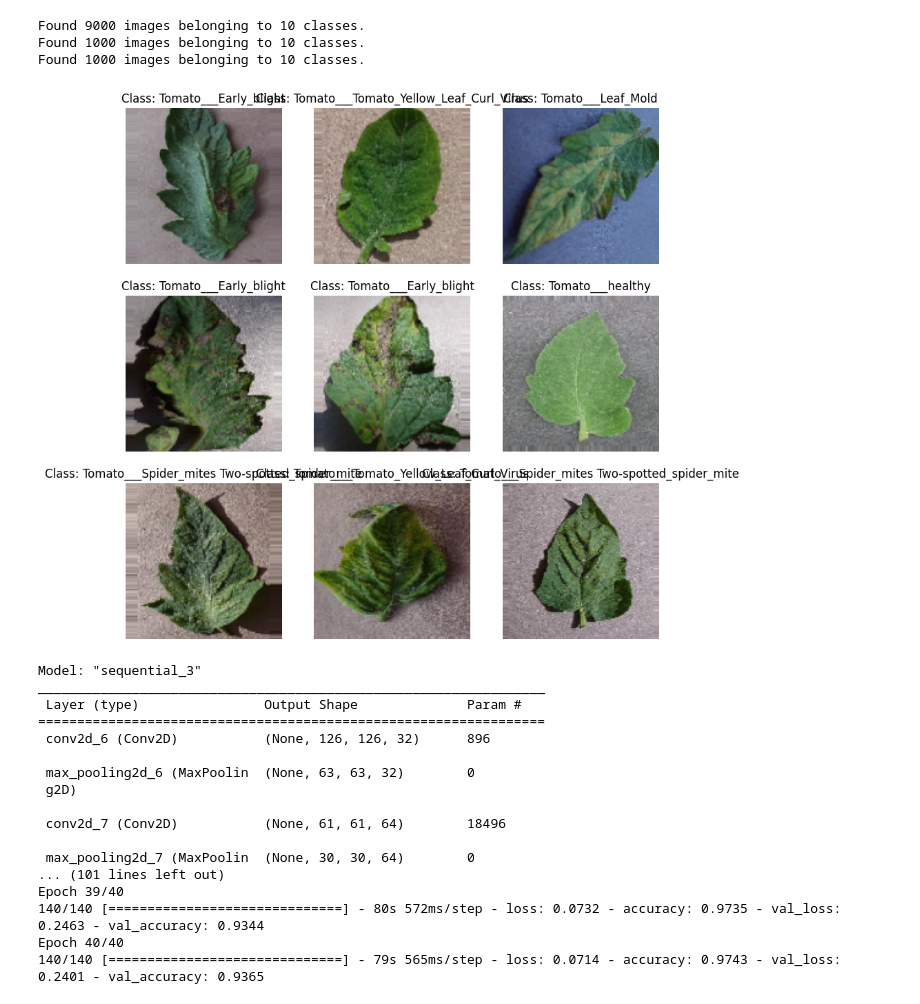
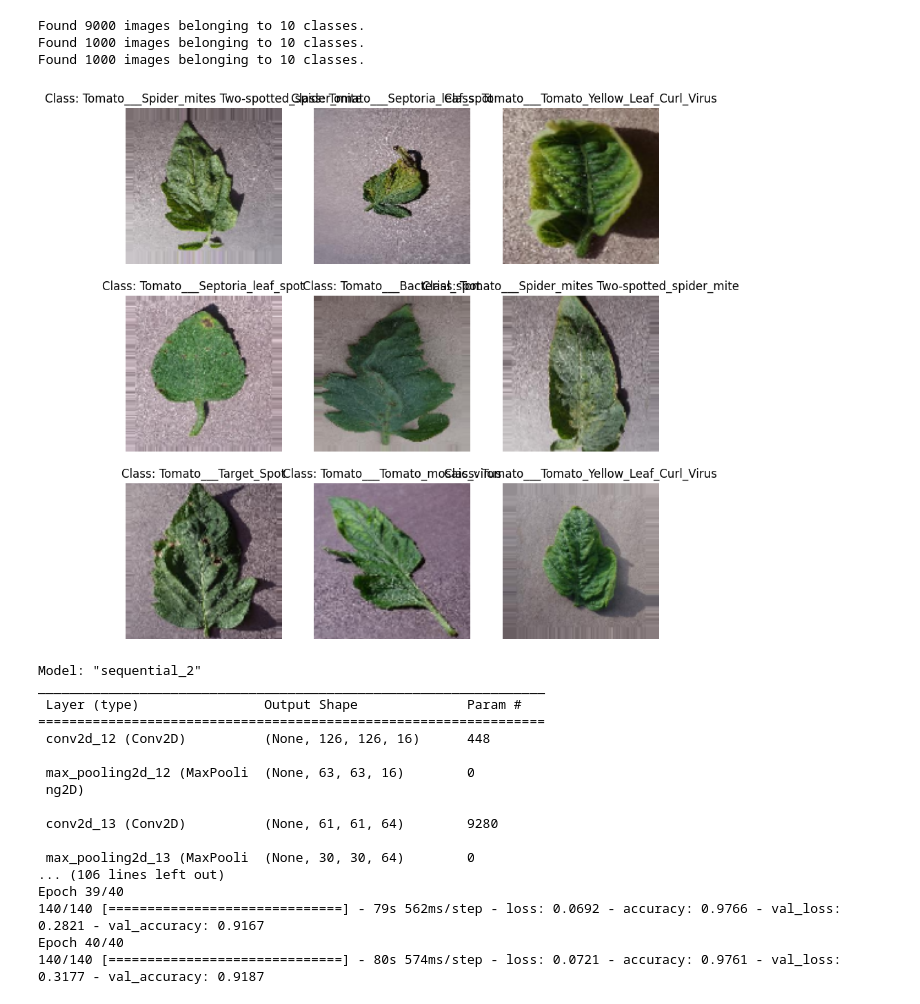
Before and after one commit to Amahseyn/Tomato-leaf-disease-prediction, a Jupyter notebook: tomato_leaf_disease_prediction.ipynb, the cells around one changed output. Cells and saved outputs as stored; diff of their text form; code cells hidden in the pictures.

```diff
--- a/tomato_leaf_disease_prediction.ipynb
+++ b/tomato_leaf_disease_prediction.ipynb
@@ -127,55 +127,58 @@ plt.show()
 
 
 model = Sequential([
-    Conv2D(32, (3, 3), activation='relu', input_shape=(img_width, img_height, 3)),
+    Conv2D(16, (3, 3), activation='relu', input_shape=(img_width, img_height, 3)),
+    MaxPooling2D((2, 2)),
+
+    Conv2D(64, (3, 3), activation='relu'),
     MaxPooling2D((2, 2)),
     Conv2D(64, (3, 3), activation='relu'),
     MaxPooling2D((2, 2)),
     Conv2D(128, (3, 3), activation='relu'),
     MaxPooling2D((2, 2)),
     Conv2D(256, (3, 3), activation='relu'),
     MaxPooling2D((2, 2)),
     Flatten(),
     Dense(512, activation='relu'),
     Dropout(0.5),
     Dense(10, activation='softmax')
 ])
 
 model.compile(optimizer='adam',loss='categorical_crossentropy', metrics=['accuracy'])
 
 model.summary()
 
 history = model.fit(
     train_generator,
     steps_per_epoch=train_generator.samples // batch_size,
     epochs=num_epochs,
     validation_data=val_generator,
     validation_steps=val_generator.samples // batch_size
 )
 
 model.save(model_save_path)
 # %% [output]
 Found 9000 images belonging to 10 classes.
 Found 1000 images belonging to 10 classes.
 Found 1000 images belonging to 10 classes.
-[figure, old version]
+[figure, new version]
-Model: "sequential_3"
+Model: "sequential_2"
 _________________________________________________________________
  Layer (type)                Output Shape              Param #
 =================================================================
- conv2d_6 (Conv2D)           (None, 126, 126, 32)      896
+ conv2d_12 (Conv2D)          (None, 126, 126, 16)      448
 
- max_pooling2d_6 (MaxPoolin  (None, 63, 63, 32)        0
- g2D)
+ max_pooling2d_12 (MaxPooli  (None, 63, 63, 16)        0
+ ng2D)
 
- conv2d_7 (Conv2D)           (None, 61, 61, 64)        18496
+ conv2d_13 (Conv2D)          (None, 61, 61, 64)        9280
 
- max_pooling2d_7 (MaxPoolin  (None, 30, 30, 64)        0
-... (101 lines left out)
+ max_pooling2d_13 (MaxPooli  (None, 30, 30, 64)        0
+... (106 lines left out)
 Epoch 39/40
-140/140 [==============================] - 80s 572ms/step - loss: 0.0732 - accuracy: 0.9735 - val_loss: 0.2463 - val_accuracy: 0.9344
+140/140 [==============================] - 79s 562ms/step - loss: 0.0692 - accuracy: 0.9766 - val_loss: 0.2821 - val_accuracy: 0.9167
 Epoch 40/40
-140/140 [==============================] - 79s 565ms/step - loss: 0.0714 - accuracy: 0.9743 - val_loss: 0.2401 - val_accuracy: 0.9365
+140/140 [==============================] - 80s 574ms/step - loss: 0.0721 - accuracy: 0.9761 - val_loss: 0.3177 - val_accuracy: 0.9187
 # %%
 plt.plot(history.history['accuracy'])
 plt.plot(history.history['val_accuracy'])
```
Also changed, not shown: parts of 4 cells of this notebook.
